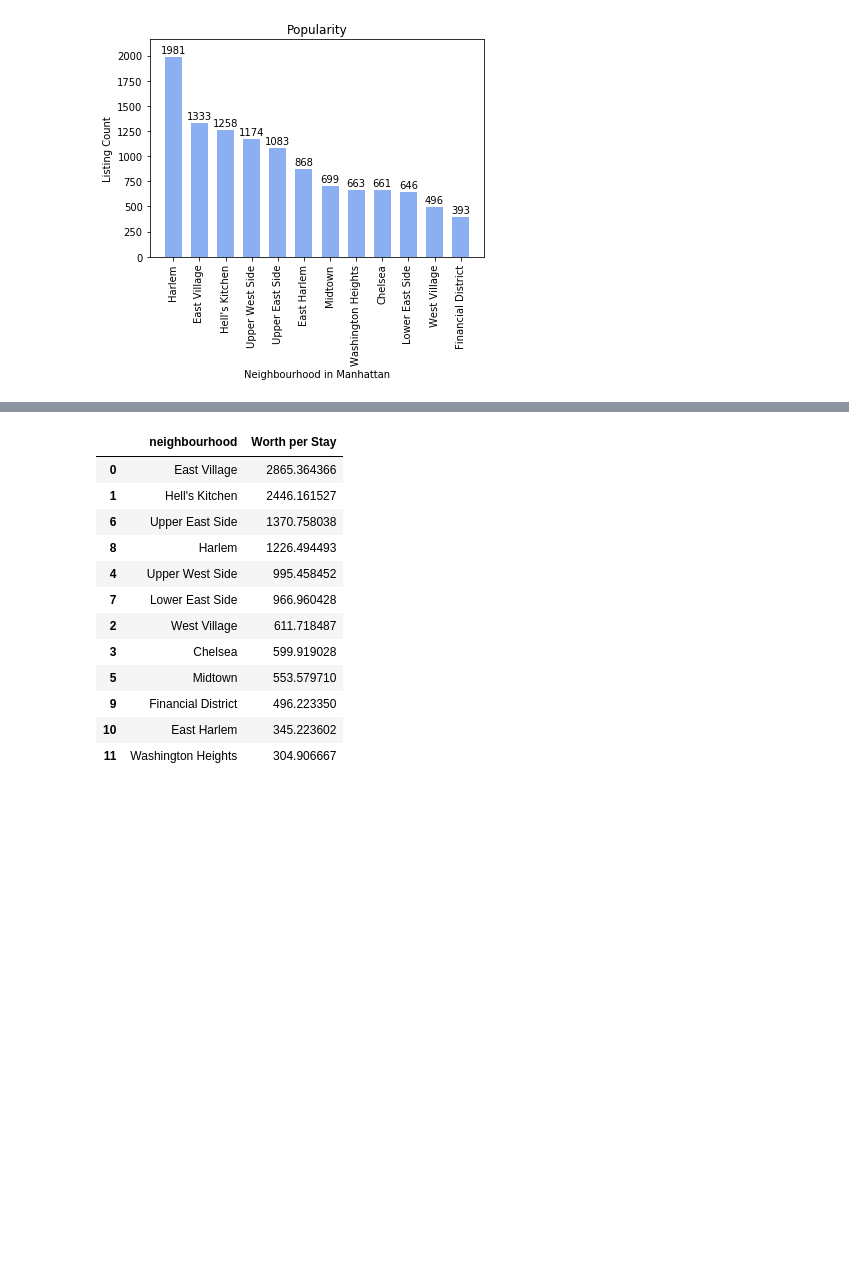
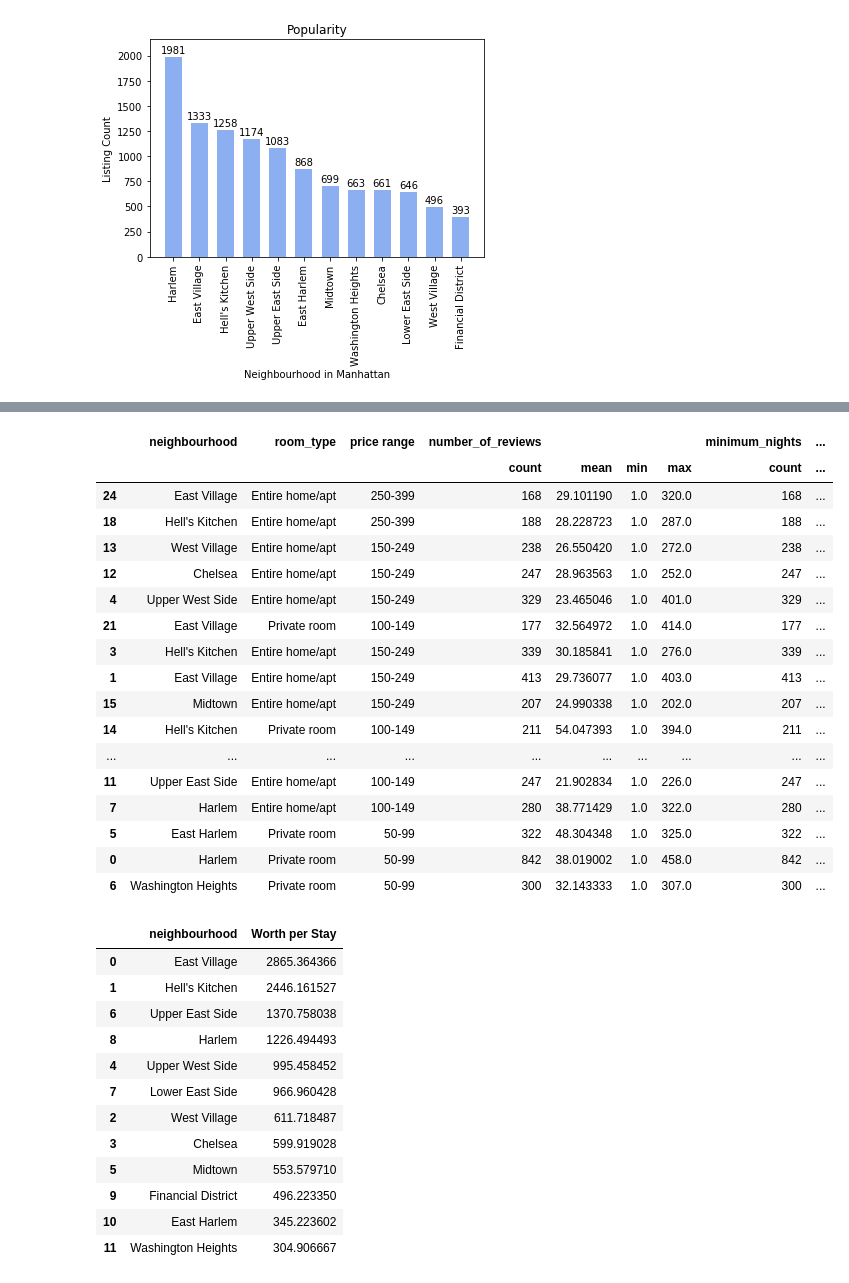
Before and after one commit to alexturkmen/Airbnb-New-York-Renterpreneurs, a Jupyter notebook: Manhattan.ipynb, the cells around one changed output, grey strips where cells are left out. Cells and saved outputs as stored; diff of their text form; code cells hidden in the pictures; blank space fills up the shorter version.

```diff
--- a/Manhattan.ipynb
+++ b/Manhattan.ipynb
@@ -231,23 +239,3 @@ autolabel(rects1)
 plt.show()
 # %% [output]
 [figure]
-# %%
-neighbourhood_by_price = neighbourhood_by_count.head(25)
-
-neighbourhood_by_price.loc[:, 'worth_per_stay'] = neighbourhood_by_price.loc[:, ('min_price_to_stay', 'mean')]
-
-neighbourhood_by_price.loc[:, 'Room Type'] = ''
-
-for i in range(len(neighbourhood_by_price)):
-    neighbourhood_by_price.iloc[i, 13] = neighbourhood_by_price.index[i][1]
-
-
-for i in range(len(neighbourhood_by_price)):
-    if neighbourhood_by_price.iloc[i, 13] == 'Private room':
-        neighbourhood_by_price.iloc[i, 12] = neighbourhood_by_price.iloc[i, 9]  * 2
-
-neighbourhood_by_price = neighbourhood_by_price.sort_values(by='worth_per_stay', ascending=False)
-
-del neighbourhood_by_price['Room Type']
-
-neighbourhood_by_price
@@ -284 +242,42 @@ See the caveats in the documentation: https://pandas.pydata.org/pandas-docs/stab
+# %%
+# Calculating worth per stay for each neighbourhood based on mean of min nights of stay and room type
+neighbourhood_by_price = neighbourhood_by_count.head(25)
+
+neighbourhood_by_price = neighbourhood_by_price.reset_index()
+
+neighbourhood_by_price['worth_per_stay'] = neighbourhood_by_price[('min_price_to_stay', 'mean')]
+
+worth_per_stay = []
+
+for i in range(len(neighbourhood_by_price)):
+    if neighbourhood_by_price['room_type'][i] == 'Private room':
+        # if it the listing is a private room, we will assume that there are two rooms available to list
+        worth_per_stay.append(neighbourhood_by_price.loc[:, ('min_price_to_stay', 'mean')][i]*2)
+    else:
+        worth_per_stay.append(neighbourhood_by_price.loc[:, ('min_price_to_stay', 'mean')][i])
+
+neighbourhood_by_price['worth_per_stay'] = worth_per_stay
+
+neighbourhood_by_price = neighbourhood_by_price.sort_values(by='worth_per_stay', ascending=False)
+
+neighbourhood_by_price
+# %% [output]
+|  | neighbourhood | room_type | price range | number_of_reviews |  |  |  | minimum_nights | ... |
+|  |  |  |  | count | mean | min | max | count | ... |
+| 24 | East Village | Entire home/apt | 250-399 | 168 | 29.101190 | 1.0 | 320.0 | 168 | ... |
+| 18 | Hell's Kitchen | Entire home/apt | 250-399 | 188 | 28.228723 | 1.0 | 287.0 | 188 | ... |
+| 13 | West Village | Entire home/apt | 150-249 | 238 | 26.550420 | 1.0 | 272.0 | 238 | ... |
+| 12 | Chelsea | Entire home/apt | 150-249 | 247 | 28.963563 | 1.0 | 252.0 | 247 | ... |
+| 4 | Upper West Side | Entire home/apt | 150-249 | 329 | 23.465046 | 1.0 | 401.0 | 329 | ... |
+| 21 | East Village | Private room | 100-149 | 177 | 32.564972 | 1.0 | 414.0 | 177 | ... |
+| 3 | Hell's Kitchen | Entire home/apt | 150-249 | 339 | 30.185841 | 1.0 | 276.0 | 339 | ... |
+| 1 | East Village | Entire home/apt | 150-249 | 413 | 29.736077 | 1.0 | 403.0 | 413 | ... |
+| 15 | Midtown | Entire home/apt | 150-249 | 207 | 24.990338 | 1.0 | 202.0 | 207 | ... |
+| 14 | Hell's Kitchen | Private room | 100-149 | 211 | 54.047393 | 1.0 | 394.0 | 211 | ... |
+| ... | ... | ... | ... | ... | ... | ... | ... | ... | ... |
+| 11 | Upper East Side | Entire home/apt | 100-149 | 247 | 21.902834 | 1.0 | 226.0 | 247 | ... |
+| 7 | Harlem | Entire home/apt | 100-149 | 280 | 38.771429 | 1.0 | 322.0 | 280 | ... |
+| 5 | East Harlem | Private room | 50-99 | 322 | 48.304348 | 1.0 | 325.0 | 322 | ... |
+| 0 | Harlem | Private room | 50-99 | 842 | 38.019002 | 1.0 | 458.0 | 842 | ... |
+| 6 | Washington Heights | Private room | 50-99 | 300 | 32.143333 | 1.0 | 307.0 | 300 | ... |
 # %%
```
Also changed, not shown: parts of 26 cells of this notebook.
